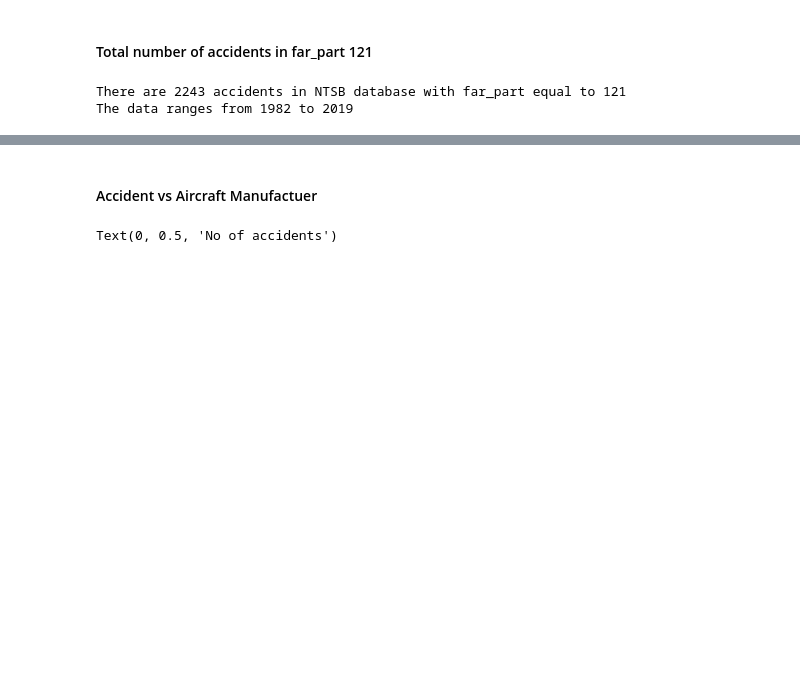
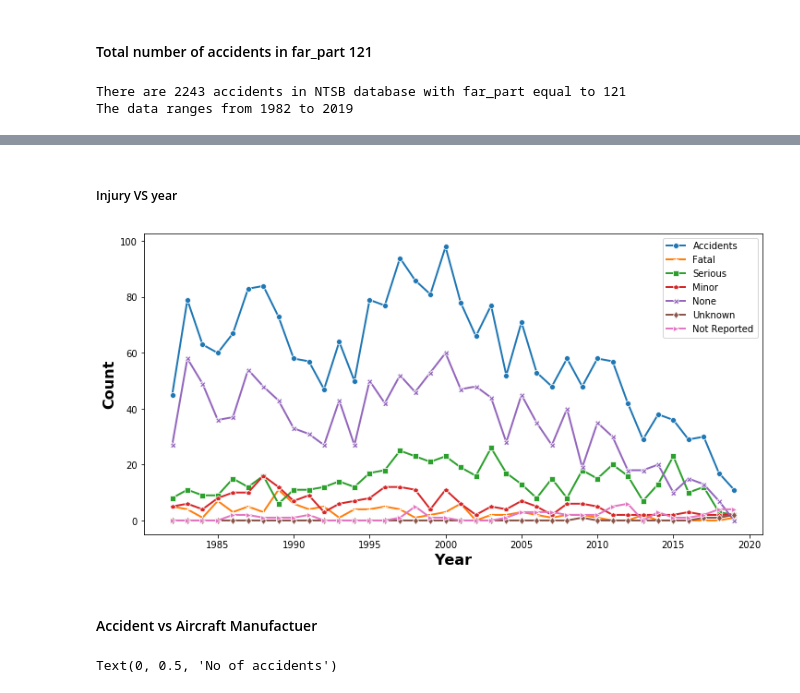
Before and after one commit to zxgcqupt/NTSB_Bayesian_Network, a Jupyter notebook: main.ipynb, the cells around one changed output, grey strips where cells are left out. Saved outputs shown, nothing was run; the diff lists cells and outputs as text; code cells hidden in the pictures; blank space fills up the shorter version.

```diff
--- a/main.ipynb
+++ b/main.ipynb
@@ -50,0 +57,7 @@ The data ranges from 1982 to 2019
+# %%
+from itertools import product
+combs = pd.DataFrame(list(product(set(events_part['ev_year'].values), set(events_part['ev_highest_injury'].values))),
+                     columns=['ev_year', 'ev_highest_injury'])
+# %%
+g = events_part.groupby(['ev_year','ev_highest_injury']).size().to_frame('count').reset_index()
+g
@@ -50,0 +78,9 @@ The data ranges from 1982 to 2019
+# %%
+result = g.merge(combs, how = 'right').fillna(0)
+# %%
+FATL_res = result[result['ev_highest_injury'] == 'FATL'].sort_values(by=['ev_year'])
+MINR_res = result[result['ev_highest_injury'] == 'MINR'].sort_values(by=['ev_year'])
+NONE_res = result[result['ev_highest_injury'] == 'NONE'].sort_values(by=['ev_year'])
+SERS_res = result[result['ev_highest_injury'] == 'SERS'].sort_values(by=['ev_year'])
+UNKN_res = result[result['ev_highest_injury'] == 'UNKN'].sort_values(by=['ev_year'])
+No_Report_res = result[result['ev_highest_injury'] == 'Not Reported'].sort_values(by=['ev_year'])
@@ -51,3 +160,24 @@ The data ranges from 1982 to 2019
+# %% [markdown]
+##### Injury VS year
+# %%
+fig, ax = plt.subplots(figsize=(12, 6))
+
+noEventsbyYear = events_part['ev_year'].groupby(events_part['ev_year'].rename('year')).agg({'count'})
+sns.lineplot(No_Report_res['ev_year'].values, noEventsbyYear['count'], marker = 'o', lw = 2)
+
+sns.lineplot(FATL_res['ev_year'].values, FATL_res['count'].values, marker = '+', lw = 2)
+sns.lineplot(SERS_res['ev_year'].values, SERS_res['count'].values, marker = 's', lw = 2)
+sns.lineplot(MINR_res['ev_year'].values, MINR_res['count'].values, marker = 'p', lw = 2)
+sns.lineplot(NONE_res['ev_year'].values, NONE_res['count'].values, marker = 'X', lw = 2)
+sns.lineplot(UNKN_res['ev_year'].values, UNKN_res['count'].values, marker = 'd', lw = 2)
+sns.lineplot(No_Report_res['ev_year'].values, No_Report_res['count'].values, marker = '>', lw = 2)
+
+plt.xlabel('Year', fontsize = 16, fontweight = 'bold')
+plt.ylabel('Count', fontsize = 16, fontweight = 'bold')
+plt.legend(['Accidents', 'Fatal', 'Serious', 'Minor', 'None', 'Unknown', 'Not Reported'])
+plt.savefig('injury_vs_year.pdf')
+# %% [output]
+[figure, added]
 # %% [markdown]
 #### Accident vs Aircraft Manufactuer
 # %%
```
Also changed, not shown: parts of 47 cells of this notebook.
